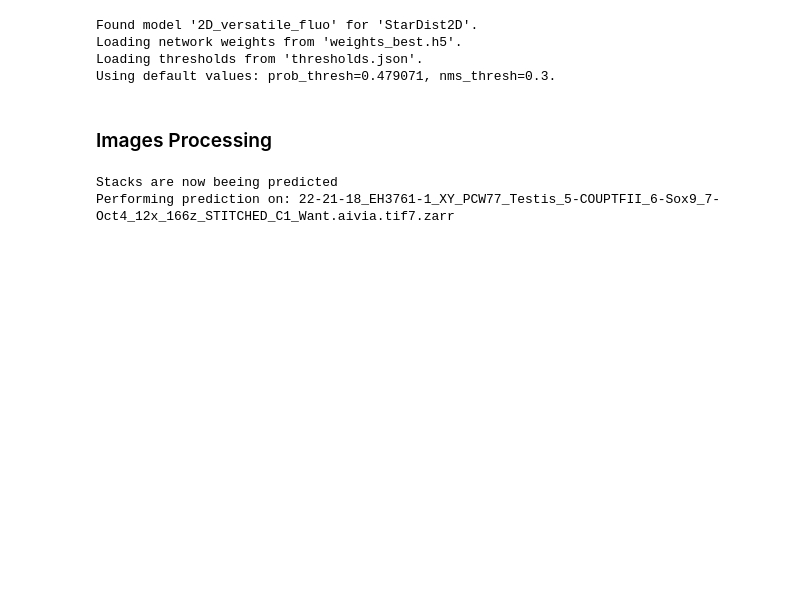
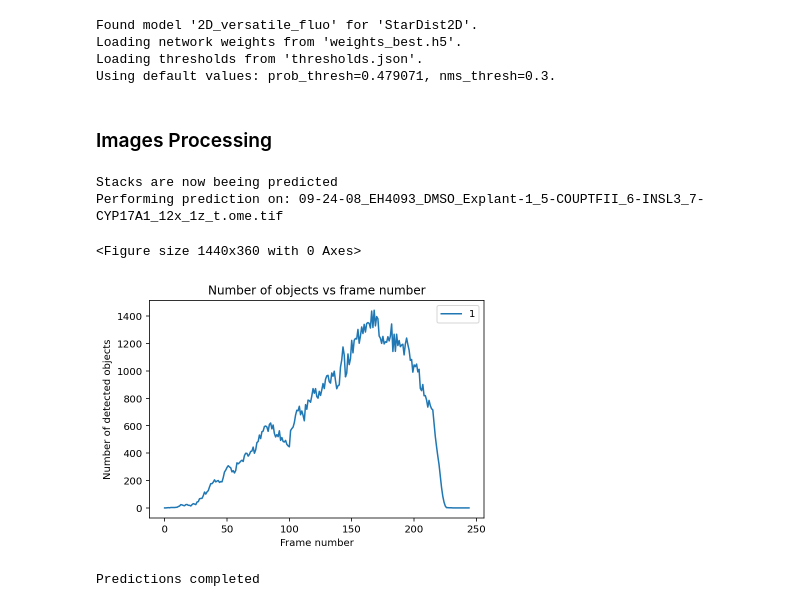
Before and after one commit to EdwinHernandezG/Chedotal_Lab, a Jupyter notebook: Nuclei_Segmentation/Stardist plane by plane.ipynb, the cells around one changed output. Cells and saved outputs as stored; diff of their text form; code cells hidden in the pictures; blank space fills up the shorter version.

```diff
--- a/Nuclei_Segmentation/Stardist plane by plane.ipynb
+++ b/Nuclei_Segmentation/Stardist plane by plane.ipynb
@@ -30,8 +30,8 @@ import cv2
 # %% [markdown]
 ## DATA
 # %%
-Data_folder  = r"F:\Aivia want"
-Results_folder = r"G:\Stardist_results"
+Data_folder  = r"F:\Problem"
+Results_folder = r"F:\solved"
 # %%
 Region_of_interests = False
 Mask_images = True
@@ -63,7 +63,7 @@ for image in os.listdir(Data_folder):
     Number_of_nuclei_list = []
     Number_of_frame_list = []
 
-    timelapse = zr.load(Data_folder+"/"+image)
+    timelapse = imread(Data_folder+"/"+image)
 
     short_name = os.path.splitext(image)
 
@@ -96,33 +96,36 @@ for image in os.listdir(Data_folder):
                 #cv2.circle(Tracking_stack[t],tuple(point),0,(1), -1)
 
         prediction_stack_32 = img_as_float32(prediction_stack, force_copy=False)
         #Tracking_stack_32 = img_as_float32(Tracking_stack, force_copy=False)
         #Tracking_stack_8 = img_as_ubyte(Tracking_stack_32, force_copy=True)
 
         #Tracking_stack_8_rot = np.rot90(Tracking_stack_8, axes=(1,2))
         #Tracking_stack_8_rot_flip = np.fliplr(Tracking_stack_8_rot)
 
 # Export a csv file containing the number of nuclei detected at each frame
         my_df = pd.DataFrame(Number_of_nuclei_list)
-        my_df.to_csv(Results_folder+'/'+str(short_name[0])+'_Nuclei_number.csv', index=False, header=False)
+        my_df.to_csv(Results_folder+'/'+str(short_name[0])+'_Nuclei_number2.csv', index=False, header=False)
 
         os.chdir(Results_folder)
         if Mask_images:
-            imwrite(str(short_name[0])+".tif", prediction_stack_32, compress=ZIP_DEFLATED)
+            imwrite(str(short_name[0])+"2.tif", prediction_stack_32, compress=ZIP_DEFLATED)
         #if Tracking_file:
             #imwrite(str(short_name[0])+"_tracking_file.tif", Tracking_stack_8_rot_flip, compress=ZIP_DEFLATED)
 
 # Object detected vs frame number
     plt.figure(figsize=(20,5))
     my_df.plot()
     plt.title('Number of objects vs frame number')
     plt.ylabel('Number of detected objects')
     plt.xlabel('Frame number')
     plt.legend()
     plt.savefig(Results_folder+'/'+str(short_name[0])+'_Object_detected_vs_frame_number.png',bbox_inches='tight',pad_inches=0)
     plt.show()
 
 print("Predictions completed")
 # %% [output]
 Stacks are now beeing predicted
-Performing prediction on: 22-21-18_EH3761-1_XY_PCW77_Testis_5-COUPTFII_6-Sox9_7-Oct4_12x_166z_STITCHED_C1_Want.aivia.tif7.zarr
+Performing prediction on: 09-24-08_EH4093_DMSO_Explant-1_5-COUPTFII_6-INSL3_7-CYP17A1_12x_1z_t.ome.tif
+<Figure size 1440x360 with 0 Axes>
+[figure, added]
+Predictions completed
```
Also changed, not shown: 9 other files.
